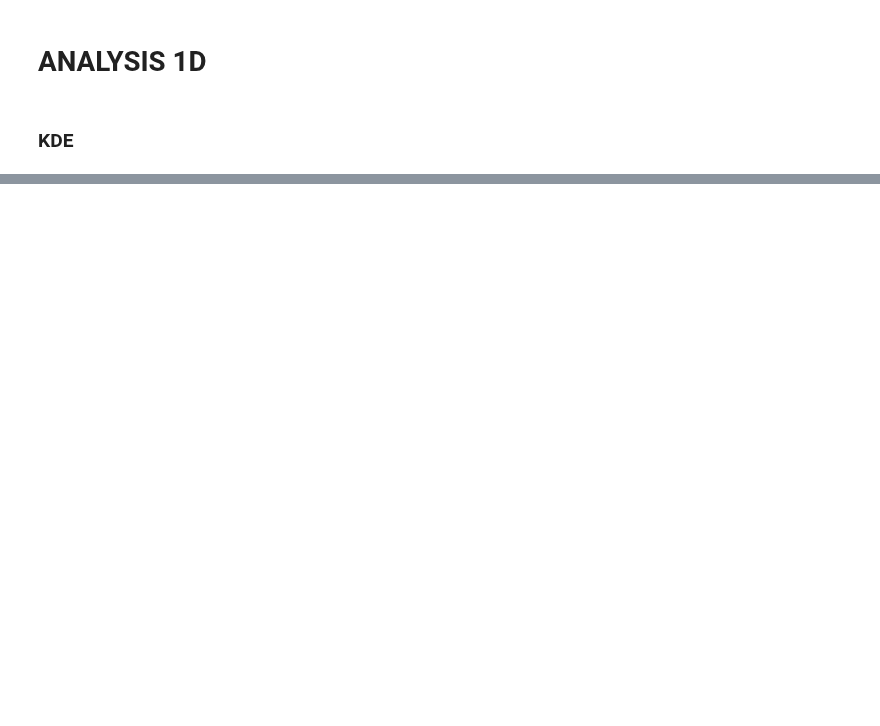
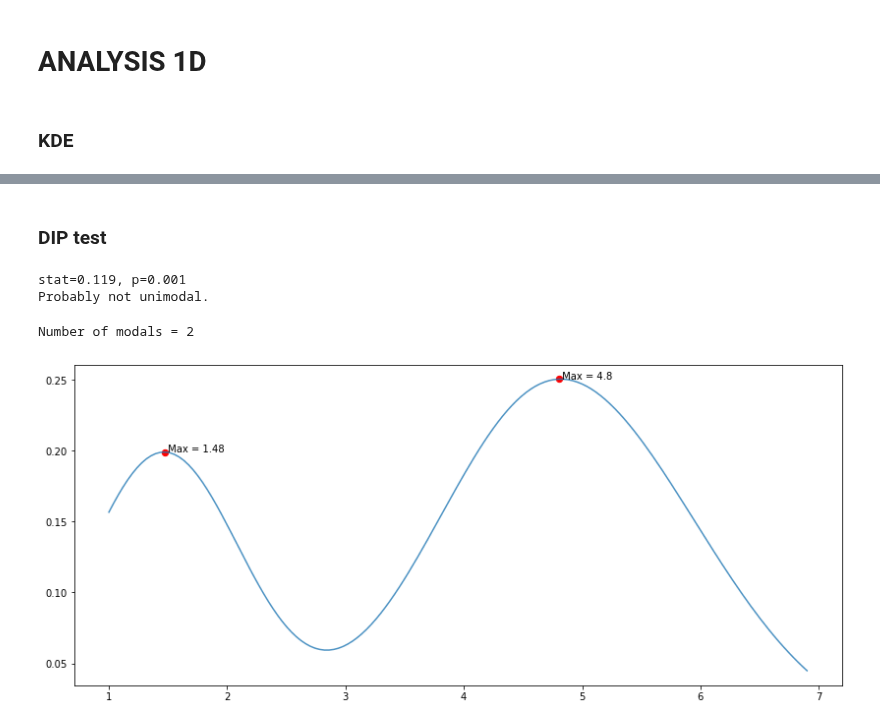
Before and after one commit to jmquintana79/utilsDS, a Jupyter notebook: notebooks/statistics/hypotesis_testing/notebook-DIP_test-multimodal_detection.ipynb, the cells around one changed output, grey strips where cells are left out. Drawn from its saved outputs; the diff is of its cells as text; code cells hidden in the pictures; blank space fills up the shorter version.

Commit message:
dip test

```diff
--- a/notebooks/statistics/hypotesis_testing/notebook-DIP_test-multimodal_detection.ipynb
+++ b/notebooks/statistics/hypotesis_testing/notebook-DIP_test-multimodal_detection.ipynb
@@ -145,9 +108,3 @@ datagauss.multi.plot(kind = 'hist', bins = 50)
 # ANALYSIS 1D
 # %% [markdown]
 ### KDE
-# %%
-from statsmodels.nonparametric.kernel_density import KDEMultivariate
-v = data.n3.values
-x = np.linspace(v.min(),v.max(), v.shape[0])
-stats_models_cv = KDEMultivariate(v, 'c', bw = 'cv_ml').pdf(x)
-idx = getExtremePoints(stats_models_cv, typeOfInflexion='max')
@@ -167,0 +145,33 @@ plt.show()
+# %%
+## Get pdf estimated with KDE for 1D data
+def get_pdf_1d(v:np.array)->(np.array, np.array, np.array):
+    """
+    Get pdf estimated with KDE for 1D data.
+    v - 1D data array.
+    return - (x, pdf, local maximum)
+    """
+    # get x values
+    x = np.linspace(v.min(),v.max(), v.shape[0])
+    # get kde kernel
+    from scipy import stats
+    kernel = stats.gaussian_kde(v)
+    # get local maximum
+    idx = getExtremePoints(kernel(x), typeOfInflexion='max')
+    # return
+    return x, kernel(x), idx
+
+## Plot pdf estimated with KDE for 1D data
+def plot_pdf_1d(v:np.array):
+    # get pdf
+    x, pdf_kde, local_max = get_pdf_1d(v)
+    # plot
+    import matplotlib.pyplot as plt
+    fig, ax = plt.subplots(figsize= (14, 6))
+    ax.plot(x, pdf_kde, alpha = 0.8, label = f'Statsmodels CV maximum likelihood')
+    for i in local_max:
+        ax.scatter(x[i], pdf_kde[i], s= 40, c = 'red')
+    for i in local_max:
+        ax.annotate(f' Max = {round(x[i], 2)}', (x[i], pdf_kde[i]))
+    plt.show()
+# %% [markdown]
+### DIP test
@@ -167,0 +192,15 @@ plt.show()
+# %%
+v = data.n2.values
+test_dip(v, alpha = .05)
+# %% [output]
+stat=0.119, p=0.001
+Probably not unimodal.
+# %%
+v = data.n2.values
+x = np.linspace(v.min(),v.max(), v.shape[0])
+pdf_kde, x, local_max = get_pdf_1d(v)
+print(f'Number of modals = {len(local_max)}')
+plot_pdf_1d(v)
+# %% [output]
+Number of modals = 2
+[figure, added]
```
Also changed, not shown: parts of 9 cells of this notebook.
